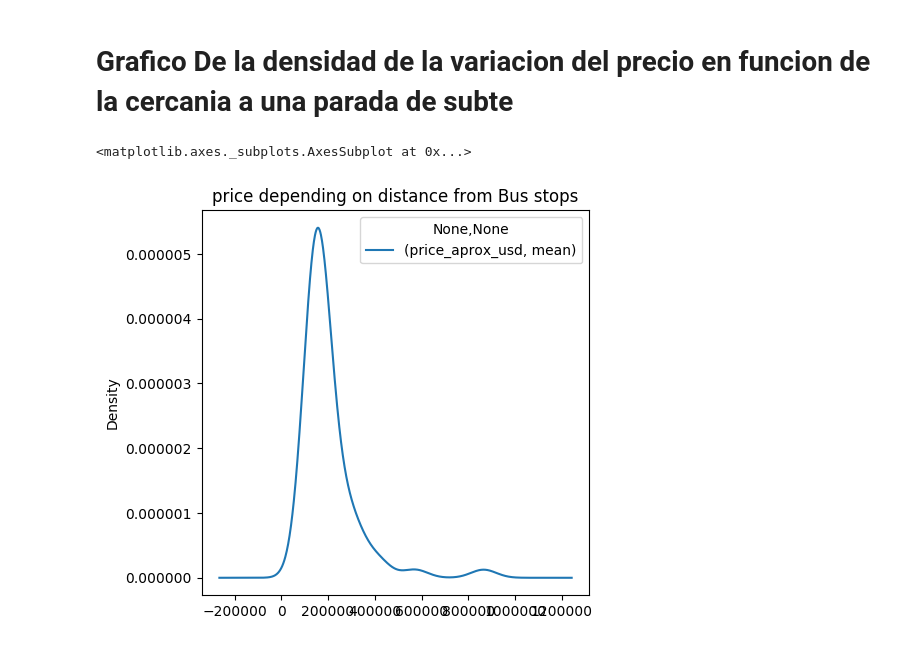
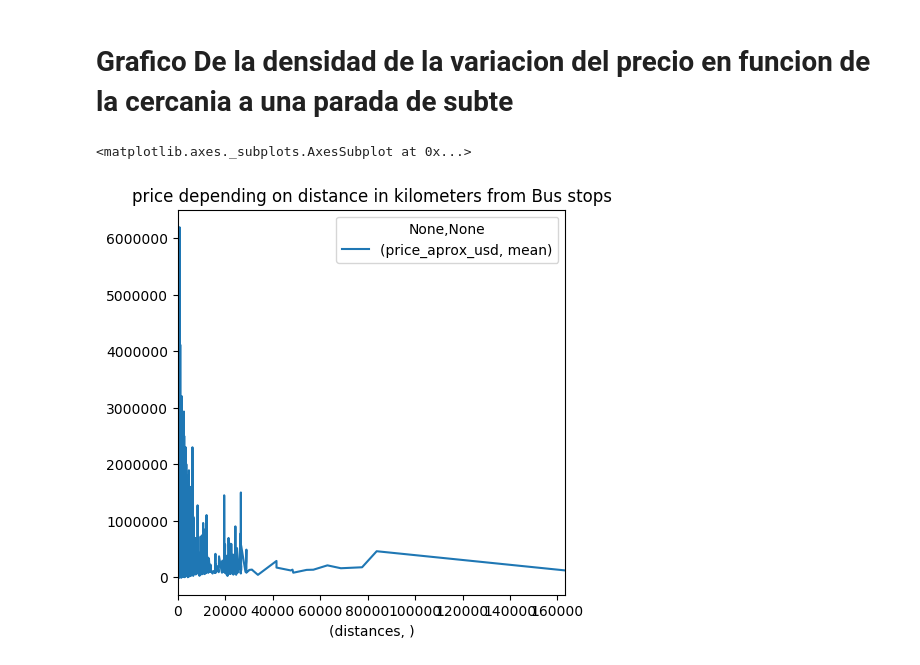
Before and after one commit to Monty1991/TPDATOS_7506_2017_2_ARGERICH, a Jupyter notebook: TP.ipynb, the cells around one changed output. Cells and saved outputs as stored; diff of their text form; code cells hidden in the pictures.

```diff
--- a/TP.ipynb
+++ b/TP.ipynb
@@ -205,8 +199,8 @@ CF.plot(x='property_type', y=('price_aprox_usd', 'mean') , kind='bar', title="to
 def ManhattanDistance(lat1, lon1, lat2, lon2):
     dlat = abs(lat1-lat2) * (10000/90) # pasamos la diferencia a metros (90° son 10000 Km)
     dlon = abs(lon1-lon2) * (40000/360) # pasamos la diferencia a metros (360° son 40000 Km)
-    distKm = ( (dlat ** 2) + (dlon ** 2) ) ** (0.5)
-    return distKm * 1000
+    distKM = ( (dlat ** 2) + (dlon ** 2) ) ** (0.5)
+    return float(distKM * 1000)
     """dlat = abs(lat1-lat2)
     dlon = abs(lon1-lon2)
     a = ((math.sin(dlat/2)) ** 2) + math.cos(lat1) * math.cos(lat2) * ((math.sin(dlon/2)) **2 )
@@ -219,6 +213,7 @@ def ManhattanDistance(lat1, lon1, lat2, lon2):
 subways = pd.read_csv('./extra/estaciones-de-subte.csv', low_memory=False)
 CF = df.loc[df.place_with_parent_names.str.contains('Capital Federal'), :]
 CF = CF[~np.isnan(CF['lon']) | ~np.isnan(CF['lat'])]
+CF = CF[CF['place_name'] != "Capital Federal"]
 lat = CF['lat'].tolist()
 lon = CF['lon'].tolist()
 x = subways['X'].tolist()
@@ -226,13 +221,15 @@ y = subways['Y'].tolist()
 distances = []
 minor = 0;
 for i in range(0, len(lat)):
-    minor = ManhattanDistance(x[0], y[0], lat[i], lon[i])
+    minor = ManhattanDistance(y[0], x[0], lat[i], lon[i])
     for j in range(1, len(x)):
-        dist = ManhattanDistance(x[j], y[j], lat[i], lon[i])
+        dist = ManhattanDistance(y[j], x[j], lat[i], lon[i])
         if (dist < minor):
             minor = dist
     distances.append(minor)
 CF['distances'] = pd.Series(distances)
 CF = CF.loc[:, ['distances', 'price_aprox_usd']].groupby('distances').agg([np.mean, np.size]).reset_index()
+CF = CF[~np.isnan(CF[('price_aprox_usd', 'mean')])]
+CF = CF[CF[('price_aprox_usd', 'mean')] > 0]
 # %% [markdown]
 # Grafico De la densidad de la variacion del precio en funcion de la cercania a una parada de subte
@@ -251,9 +254,9 @@ y = hospitals['LAT'].tolist()
 distances = []
 minor = 0;
 for i in range(0, len(lat)):
-    minor = ManhattanDistance(x[0], y[0], lat[i], lon[i])
+    minor = ManhattanDistance(y[0], x[0], lat[i], lon[i])
     for j in range(1, len(x)):
-        dist = ManhattanDistance(x[j], y[j], lat[i], lon[i])
+        dist = ManhattanDistance(y[j], x[j], lat[i], lon[i])
         if (dist < minor):
             minor = dist
     distances.append(minor)
@@ -294,6 +300,7 @@ busStops = busStops[~np.isnan(busStops['X']) | ~np.isnan(busStops['Y'])]
 CF = df.loc[df.place_with_parent_names.str.contains('Capital Federal'), :]
 CF = CF.loc[:, ['lon', 'lat', 'price_aprox_usd', 'place_name']].groupby('place_name').agg([np.mean, np.size]).reset_index()
 CF = CF[~np.isnan(CF['lon', 'mean']) | ~np.isnan(CF[('lat', 'mean')])]
+#CF = CF[CF[('price_aprox_usd', 'size')] > 200]
 
 lat = CF[('lat', 'mean')].tolist()
 lon = CF[('lon', 'mean')].tolist()
@@ -304,21 +311,21 @@ distances = []
 minor = 0;
 
 for i in range(0, len(lat)):
-    minor = ManhattanDistance(x[0], y[0], lat[i], lon[i])
+    minor = ManhattanDistance(y[0], x[0], lat[i], lon[i])
     for j in range(1, len(x)):
-        dist = ManhattanDistance(x[j], y[j], lat[i], lon[i])
+        dist = ManhattanDistance(y[j], x[j], lat[i], lon[i])
         if (dist < minor):
             minor = dist
     distances.append(minor)
 
 CF['distances'] = pd.Series(distances)
-CF = CF[CF[('price_aprox_usd', 'size')] > 200]
 CF = CF.loc[:, [('price_aprox_usd', 'mean'), ('distances', '')]].groupby('distances').mean().reset_index()
 CF = CF.sort_values(by=('distances', ''), ascending=True)
 # %% [markdown]
 # Grafico De la densidad de la variacion del precio en funcion de la cercania a una parada de subte
 # %%
-CF.plot(x=('distances', ''), y=('price_aprox_usd', 'mean') , kind='density', title="price depending on distance from Bus stops")
+CF = CF[CF[('distances', '')] < 200000]
+CF.plot(x=('distances', ''), y=('price_aprox_usd', 'mean') , kind='line', title="price depending on distance in kilometers from Bus stops")
 # %% [output]
 <matplotlib.axes._subplots.AxesSubplot at 0x...>
-[figure, old version]
+[figure, new version]
```
Also changed, not shown: parts of 7 cells of this notebook.
